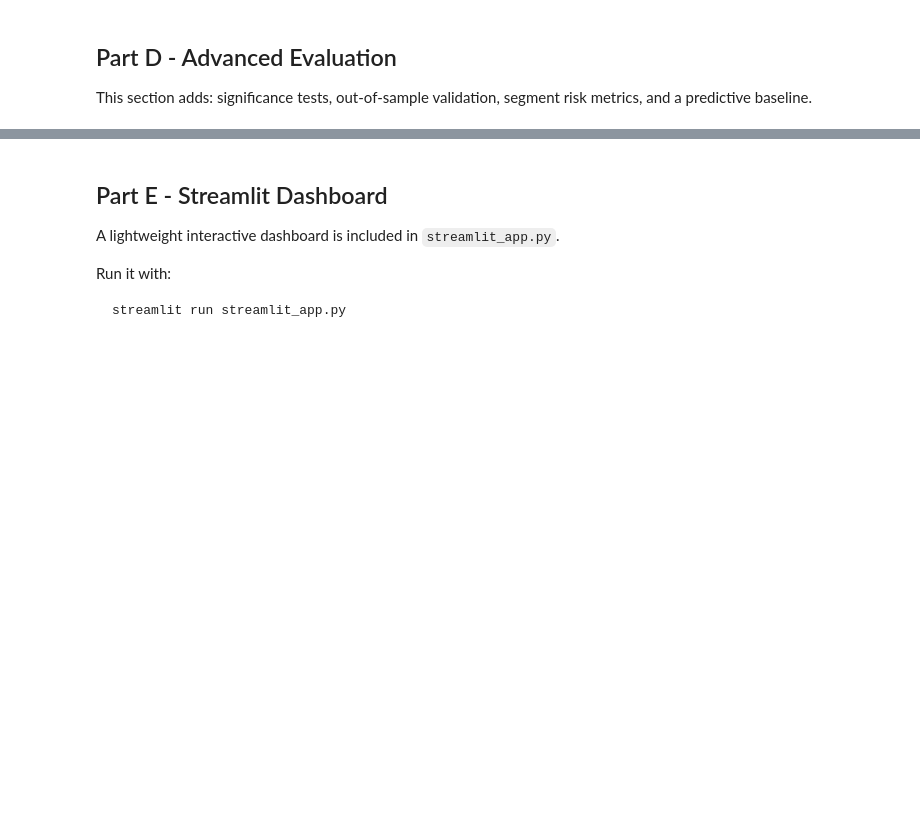
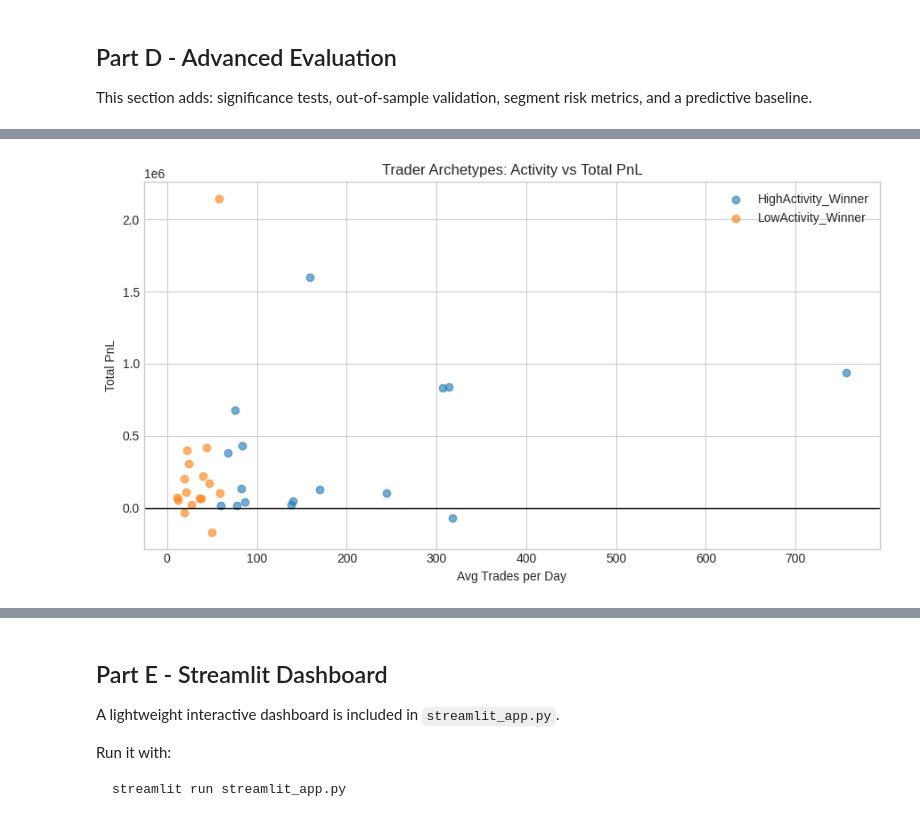
Before and after one commit to kamatealif/trade-analysis, a Jupyter notebook: main.ipynb, the cells around one changed output, grey strips where cells are left out. Drawn from its saved outputs; the diff is of its cells as text; code cells hidden in the pictures; blank space fills up the shorter version.

```diff
--- a/main.ipynb
+++ b/main.ipynb
@@ -1216,0 +1260,89 @@ else:
+# %%
+# D5) Clustering traders into behavioral archetypes
+cluster_df = trader_features.copy()
+
+cluster_features = [
+    'total_trades',
+    'active_days',
+    'total_pnl',
+    'avg_trade_size_usd',
+    'avg_trades_per_day',
+    'win_rate',
+]
+cluster_features = [c for c in cluster_features if c in cluster_df.columns]
+
+if len(cluster_features) < 2:
+    print('Not enough features for clustering.')
+else:
+    for c in cluster_features:
+        cluster_df[c] = pd.to_numeric(cluster_df[c], errors='coerce')
+        cluster_df[c] = cluster_df[c].fillna(cluster_df[c].median())
+
+    n_clusters = 4
+    method = 'fallback'
+
+    try:
+        from sklearn.cluster import KMeans
+        from sklearn.preprocessing import StandardScaler
+
+        scaler = StandardScaler()
+        X = scaler.fit_transform(cluster_df[cluster_features].values)
+        km = KMeans(n_clusters=n_clusters, random_state=42, n_init=20)
+        cluster_df['cluster_id'] = km.fit_predict(X)
+        method = 'kmeans'
+    except Exception as e:
+        act_med = cluster_df['avg_trades_per_day'].median() if 'avg_trades_per_day' in cluster_df else 0
+        pnl_med = cluster_df['total_pnl'].median() if 'total_pnl' in cluster_df else 0
+
+        def fallback_cluster(row):
+            a = int(row.get('avg_trades_per_day', 0) >= act_med)
+            p = int(row.get('total_pnl', 0) >= pnl_med)
+            return a * 2 + p
+
+        cluster_df['cluster_id'] = cluster_df.apply(fallback_cluster, axis=1)
+        print('sklearn unavailable, using fallback clustering:', e)
+
+    archetype_summary = (
+        cluster_df.groupby('cluster_id', as_index=False)
+        .agg(
+            traders=('account', 'nunique'),
+            mean_total_pnl=('total_pnl', 'mean'),
+            median_total_pnl=('total_pnl', 'median'),
+            mean_win_rate=('win_rate', 'mean'),
+            mean_trades_per_day=('avg_trades_per_day', 'mean'),
+            mean_trade_size=('avg_trade_size_usd', 'mean'),
+        )
+        .sort_values('mean_total_pnl', ascending=False)
+        .reset_index(drop=True)
+    )
+
+    names=[]
+    activity_med = archetype_summary['mean_trades_per_day'].median()
+    for _, row in archetype_summary.iterrows():
+        act = 'HighActivity' if row['mean_trades_per_day'] >= activity_med else 'LowActivity'
+        pnl = 'Winner' if row['mean_total_pnl'] >= 0 else 'Loser'
+        names.append(f'{act}_{pnl}')
+    archetype_summary['archetype'] = names
+
+    cluster_df = cluster_df.merge(archetype_summary[['cluster_id', 'archetype']], on='cluster_id', how='left')
+
+    print('Clustering method:', method)
+    display(archetype_summary[['archetype', 'cluster_id', 'traders', 'mean_total_pnl', 'mean_win_rate', 'mean_trades_per_day', 'mean_trade_size']])
+    display(cluster_df[['account', 'archetype'] + cluster_features].head(20))
+
+    if 'avg_trades_per_day' in cluster_df.columns and 'total_pnl' in cluster_df.columns:
+        fig, ax = plt.subplots(figsize=(9, 5))
+        for arch, grp in cluster_df.groupby('archetype'):
+            ax.scatter(grp['avg_trades_per_day'], grp['total_pnl'], alpha=0.6, label=arch)
+        ax.axhline(0, color='black', linewidth=1)
+        ax.set_title('Trader Archetypes: Activity vs Total PnL')
+        ax.set_xlabel('Avg Trades per Day')
+        ax.set_ylabel('Total PnL')
+        ax.legend()
+        plt.tight_layout()
+        plt.show()
+
+    cluster_df.to_csv('trader_archetypes.csv', index=False)
+    archetype_summary.to_csv('trader_archetype_summary.csv', index=False)
+    print('Saved trader_archetypes.csv and trader_archetype_summary.csv')
+# %% [output]
@@ -1216,0 +1373 @@ else:
+[figure, added]
```
Also changed, not shown: parts of 11 cells of this notebook, 7 other files.
